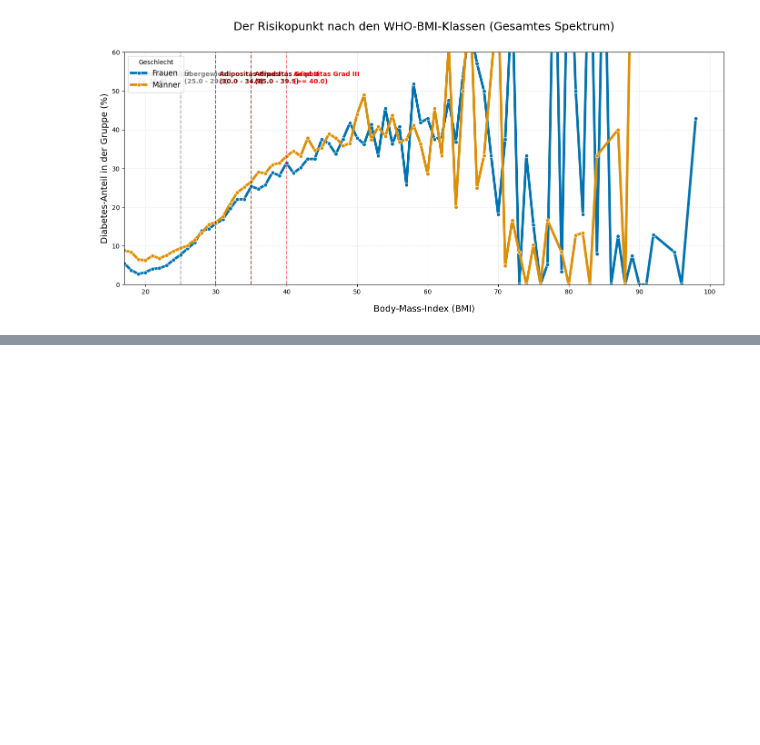
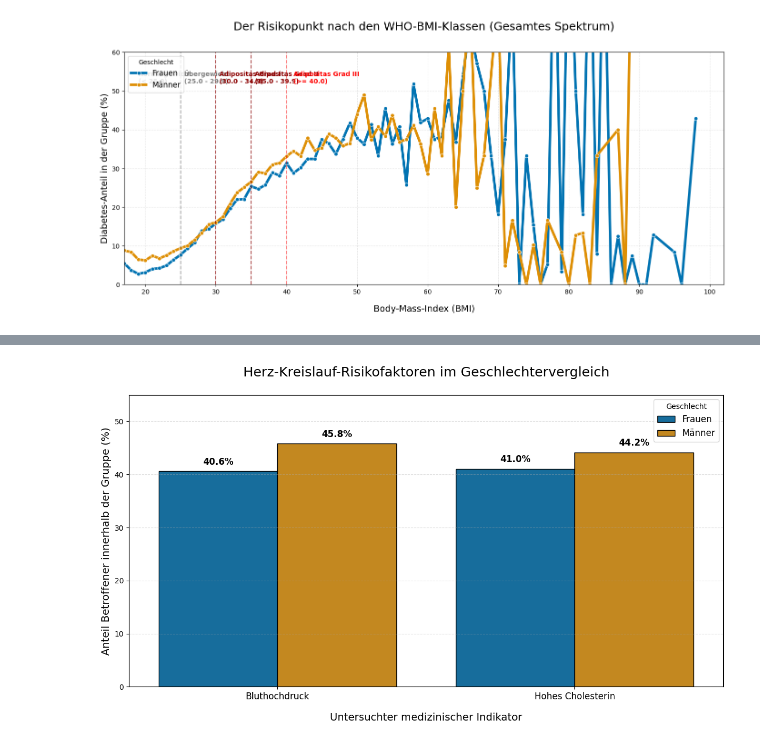
Before and after one commit to StackKer5000/Diabetes_Analysis, a Jupyter notebook: diabetes_v01.ipynb, the cells around one changed output, grey strips where cells are left out. Drawn from its saved outputs; the diff is of its cells as text; code cells hidden in the pictures; blank space fills up the shorter version.

```diff
--- a/diabetes_v01.ipynb
+++ b/diabetes_v01.ipynb
@@ -1088,0 +1227,18 @@ danach die anderen Risikofaktoren....
+# %%
+# Berechnung Altersgruppe und Geschlecht
+
+# Diabetes-Rate (%) nach Altersgruppe und Geschlecht berechnen
+alter_geschlecht_rates = (df.groupby(["Altersgruppe", "Geschlecht"])["Diabetes_Status"].mean() * 100).reset_index()
+
+# Die numerischen Geschlechter-Codes 0/1 in Frauen/Männer übersetzen
+alter_geschlecht_rates["Geschlecht_Text"] = alter_geschlecht_rates["Geschlecht"].map({0: "Frauen", 1: "Männer"})
+
+# Ergebnis ausdrucken
+print("Diabetes-Raten nach Altersgruppen und Geschlecht")
+print()  # Abstandszeile
+for index, row in alter_geschlecht_rates.iterrows():
+    alt_stufe = int(row["Altersgruppe"])
+    geschl = row["Geschlecht_Text"]
+    rate_wert = row["Diabetes_Status"]
+    # Ausrichtung Spalten im Printout
+    print(f"Altersstufe {alt_stufe:<2} | {geschl:<7} | Diabetes-Rate: {rate_wert:.1f}%")  #jeweils linksbündig; Anzahl der reservierten Buchstaben für das Wort
@@ -1088,0 +1388,53 @@ danach die anderen Risikofaktoren....
+# %%
+# Grafik: Bluthochdruck und Cholesterin nach Geschlecht
+
+# Plot-Größe festlegen
+plt.figure(figsize=(12, 7))
+
+# Gruppiertes Balkendiagramm erzeugen (X-Achse trennt nach Faktoren, Hue nach Geschlecht)
+ax = sns.barplot(
+    data=herz_risiko_df,
+    x="Faktor",
+    y="Anteil",
+    hue="Geschlecht_Text",
+    palette="colorblind",  # Barrierefreies Farbschema
+    edgecolor="black",
+)
+
+# Styling
+plt.title(
+    "Herz-Kreislauf-Risikofaktoren im Geschlechtervergleich",
+    fontsize=18,
+    pad=25
+)
+plt.xlabel("Untersuchter medizinischer Indikator", fontsize=14, labelpad=15)
+plt.ylabel("Anteil Betroffener innerhalb der Gruppe (%)", fontsize=14)
+
+# Y-Achsen-Limit leicht erhöhen für genügend Platz
+plt.ylim(0, herz_risiko_df["Anteil"].max() * 1.2)
+plt.grid(axis="y", linestyle="--", alpha=0.4)
+
+# Legende positionieren
+plt.legend(title="Geschlecht", loc="upper right", fontsize=12)
+
+# Beschriftungen
+plt.xticks(fontsize=12)
+
+# Prozentzahlen automatisch fett über den Balken
+for container in ax.containers:
+    ax.bar_label(
+        container,
+        fmt="%.1f%%",
+        label_type="edge",
+        padding=6,
+        color="black",
+        fontweight="bold",
+        fontsize=12,
+    )
+
+# Rand-Korrektur für den PowerPoint-Export
+plt.tight_layout()
+
+plt.show()
+# %% [output]
+[figure, added]
```
Also changed, not shown: parts of 10 cells of this notebook.
